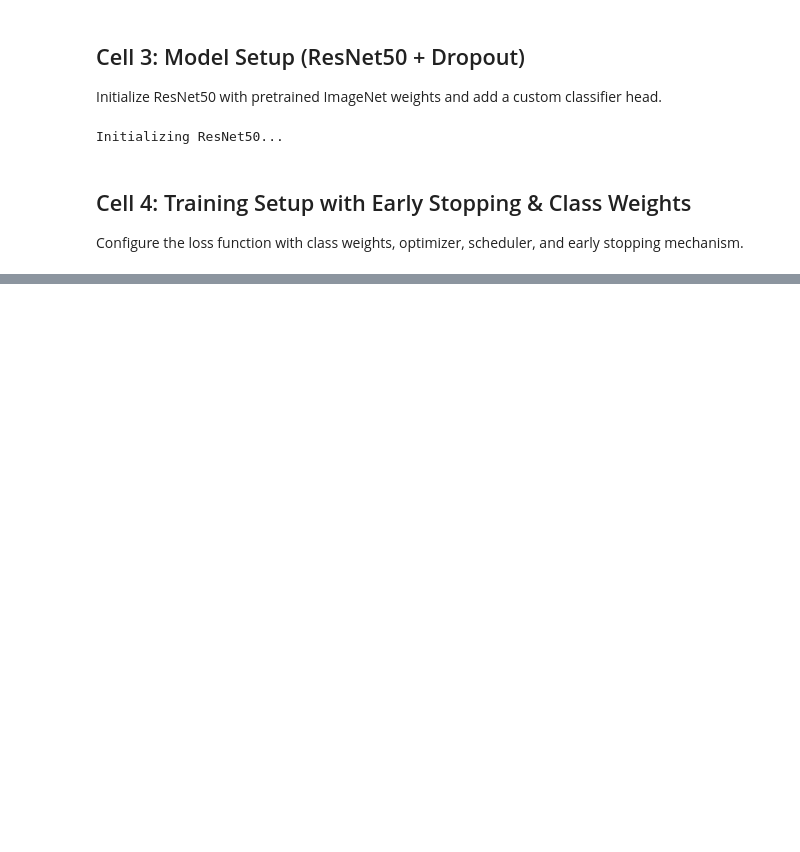
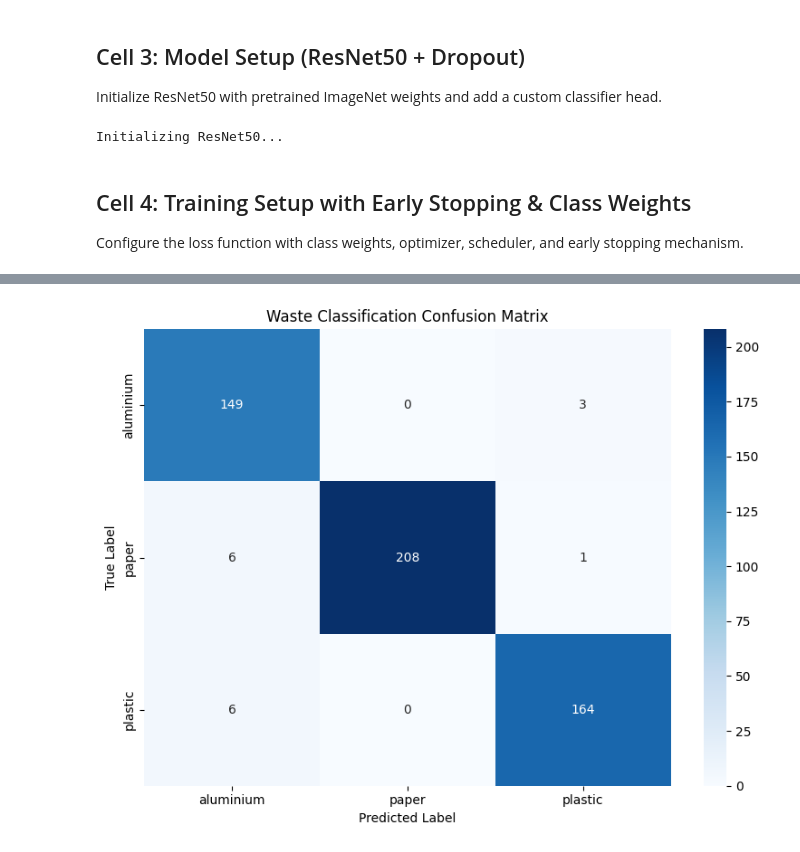
Before and after one commit to KyroChu32/CV-project, a Jupyter notebook: ResNet50/resnet50.ipynb, the cells around one changed output, grey strips where cells are left out. Saved outputs shown, nothing was run; the diff lists cells and outputs as text; code cells hidden in the pictures; blank space fills up the shorter version.

```diff
--- a/ResNet50/resnet50.ipynb
+++ b/ResNet50/resnet50.ipynb
@@ -32,7 +67,7 @@ import numpy as np
 # 1. CONFIGURATION
 # ==========================================
 DATA_DIR = '../Public_dataset'      # Folder containing paper, plastic, aluminum
-BATCH_SIZE = 16             # Reduced slightly for 512x512 images to avoid memory errors
+BATCH_SIZE = 8             # Reduced slightly for 512x512 images to avoid memory errors
 LEARNING_RATE = 1e-4        # Lower learning rate for fine-tuning
 NUM_EPOCHS = 15
 NUM_CLASSES = 3             # paper, plastic, aluminum
@@ -411,0 +467,91 @@ plt.show()
+# %%
+import matplotlib.pyplot as plt
+import seaborn as sns
+from sklearn.metrics import classification_report, confusion_matrix
+import numpy as np
+import os
+
+# ==========================================
+# MODEL EVALUATION & CONFUSION MATRIX
+# ==========================================
+
+def evaluate_model(model, dataloader, class_names, device):
+    """
+    Evaluate the model and return predictions, labels, and metrics.
+    """
+    model.eval()
+    all_preds = []
+    all_labels = []
+
+    with torch.no_grad():
+        for inputs, labels in dataloader:
+            inputs = inputs.to(device)
+            labels = labels.to(device)
+
+            outputs = model(inputs)
+            _, preds = torch.max(outputs, 1)
+
+            all_preds.extend(preds.cpu().numpy())
+            all_labels.extend(labels.cpu().numpy())
+
+    return np.array(all_preds), np.array(all_labels)
+
+def plot_confusion_matrix(cm, class_names, title='Confusion Matrix'):
+    """
+    Plot confusion matrix using seaborn heatmap.
+    """
+    plt.figure(figsize=(8, 6))
+    sns.heatmap(cm, annot=True, fmt='d', cmap='Blues',
+                xticklabels=class_names, yticklabels=class_names)
+    plt.title(title)
+    plt.ylabel('True Label')
+    plt.xlabel('Predicted Label')
+    plt.tight_layout()
+    plt.show()
+
+# Load the trained model (if not already loaded)
+model_path = 'waste_classifier_resnet50.pth'
+if not os.path.exists(model_path):
+    print(f"Model file {model_path} not found! Please train the model first.")
+else:
+    # Load model weights
+    model.load_state_dict(torch.load(model_path, map_location=DEVICE))
+    model.to(DEVICE)
+    print(f"Model loaded from {model_path}")
+
+    # Evaluate on validation set
+    print("\nEvaluating model on validation set...")
+    preds, labels = evaluate_model(model, dataloaders['val'], class_names, DEVICE)
+
+    # Calculate confusion matrix
+    cm = confusion_matrix(labels, preds)
+
+    # Print classification report
+    print("\n" + "="*60)
+    print("CLASSIFICATION REPORT")
+    print("="*60)
+    report = classification_report(labels, preds, target_names=class_names, digits=4)
+    print(report)
+
+    # Plot confusion matrix
+    print("\nCONFUSION MATRIX:")
+    plot_confusion_matrix(cm, class_names, title='Waste Classification Confusion Matrix')
+
+    # Calculate per-class accuracy
+    print("\nPER-CLASS ACCURACY:")
+    for i, class_name in enumerate(class_names):
+        class_accuracy = cm[i, i] / cm[i, :].sum() if cm[i, :].sum() > 0 else 0
+        print(f"  {class_name}: {class_accuracy:.4f} ({cm[i, i]}/{cm[i, :].sum()})")
+
+    # Overall accuracy
+    overall_accuracy = np.trace(cm) / np.sum(cm)
+    print(f"\nOverall Accuracy: {overall_accuracy:.4f}")
+
+    # Additional metrics
+    from sklearn.metrics import precision_recall_fscore_support
+    precision, recall, f1, support = precision_recall_fscore_support(labels, preds, average='weighted')
+    print(f"\nWeighted Metrics:")
+    print(f"  Precision: {precision:.4f}")
+    print(f"  Recall: {recall:.4f}")
+    print(f"  F1-Score: {f1:.4f}")
+# %% [output]
@@ -411,0 +577 @@ plt.show()
+[figure, added]
```
Also changed, not shown: parts of 7 cells of this notebook, 7 other files.
